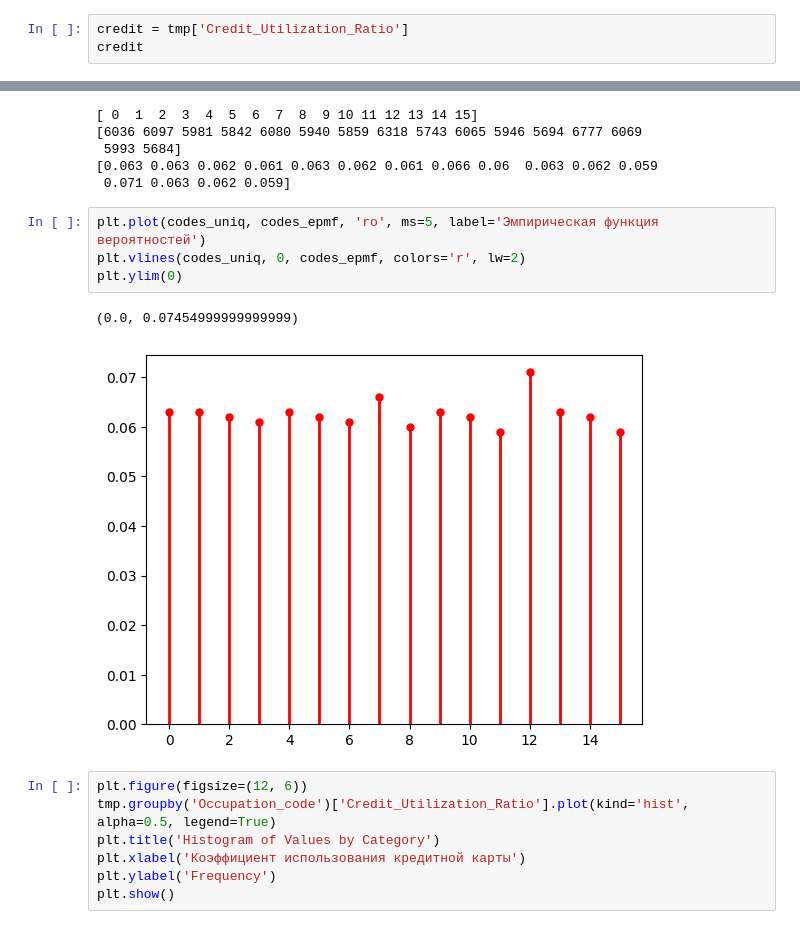
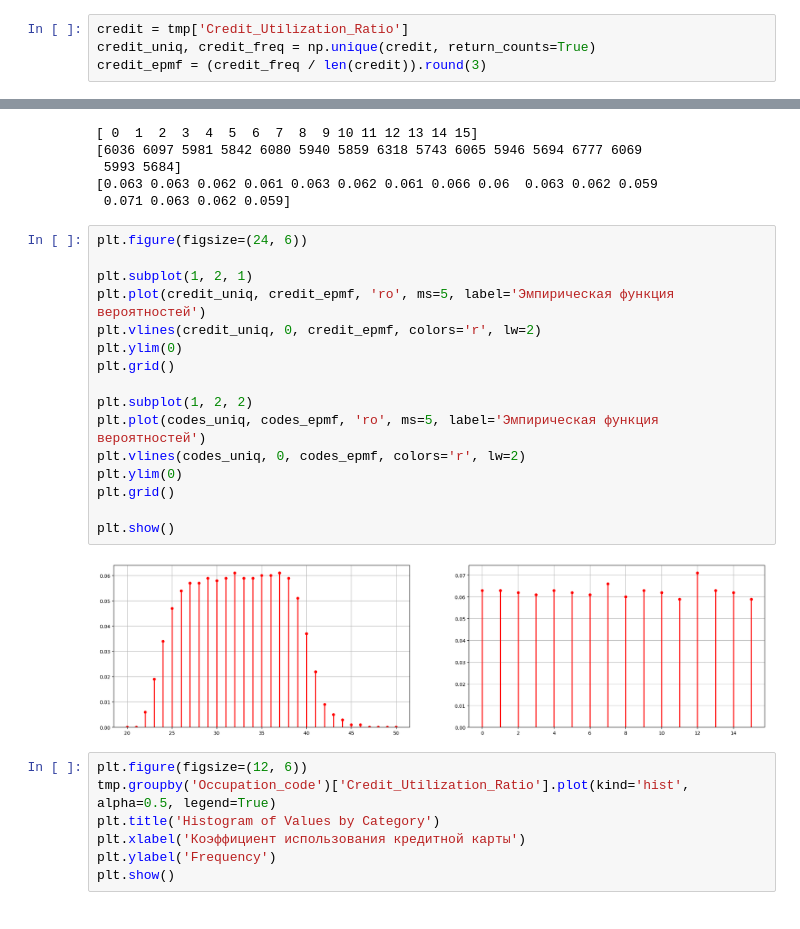
Before and after one commit to Ghukii/TMP-4sem-, a Jupyter notebook: Задание_6/Задание_6_13.ipynb, the cells around one changed output, grey strips where cells are left out. Drawn from its saved outputs; the diff is of its cells as text.

```diff
--- a/Задание_6/Задание_6_13.ipynb
+++ b/Задание_6/Задание_6_13.ipynb
@@ -1173,4 +1173,5 @@ codes_occ
  'Architect': 1}
 # %%
 credit = tmp['Credit_Utilization_Ratio']
-credit
+credit_uniq, credit_freq = np.unique(credit, return_counts=True)
+credit_epmf = (credit_freq / len(credit)).round(3)
@@ -1200,12 +1188,23 @@ print(codes_epmf)
 [0.063 0.063 0.062 0.061 0.063 0.062 0.061 0.066 0.06  0.063 0.062 0.059
  0.071 0.063 0.062 0.059]
 # %%
+plt.figure(figsize=(24, 6))
+
+plt.subplot(1, 2, 1)
+plt.plot(credit_uniq, credit_epmf, 'ro', ms=5, label='Эмпирическая функция вероятностей')
+plt.vlines(credit_uniq, 0, credit_epmf, colors='r', lw=2)
+plt.ylim(0)
+plt.grid()
+
+plt.subplot(1, 2, 2)
 plt.plot(codes_uniq, codes_epmf, 'ro', ms=5, label='Эмпирическая функция вероятностей')
 plt.vlines(codes_uniq, 0, codes_epmf, colors='r', lw=2)
 plt.ylim(0)
+plt.grid()
+
+plt.show()
 # %% [output]
-(0.0, 0.07454999999999999)
-[figure, old version]
+[figure, new version]
 # %%
 plt.figure(figsize=(12, 6))
 tmp.groupby('Occupation_code')['Credit_Utilization_Ratio'].plot(kind='hist', alpha=0.5, legend=True)
```
Also changed, not shown: parts of 13 cells of this notebook.
